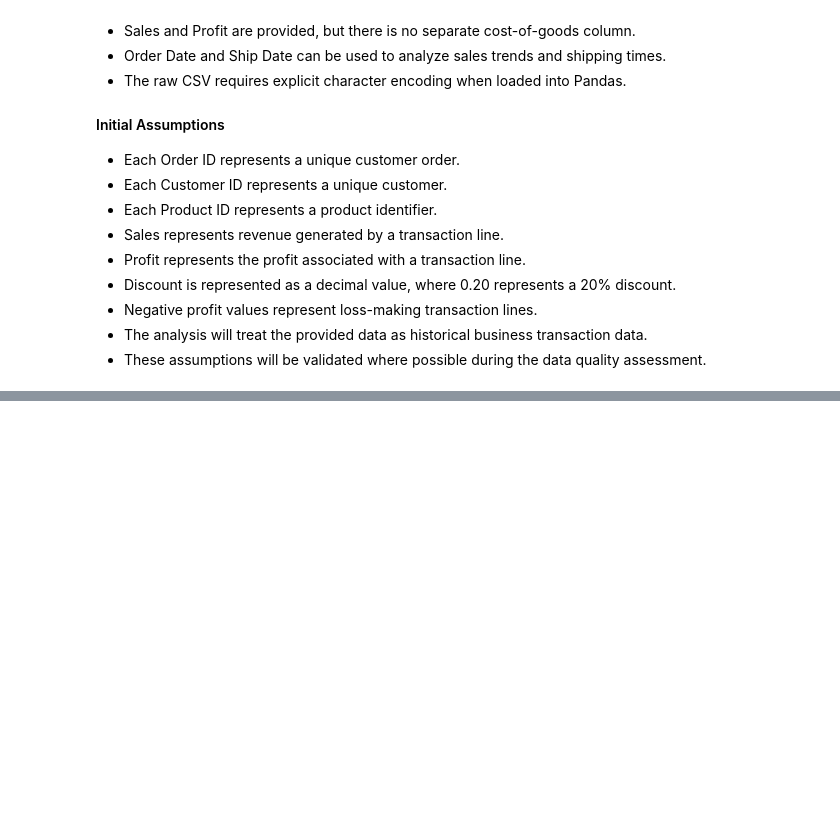
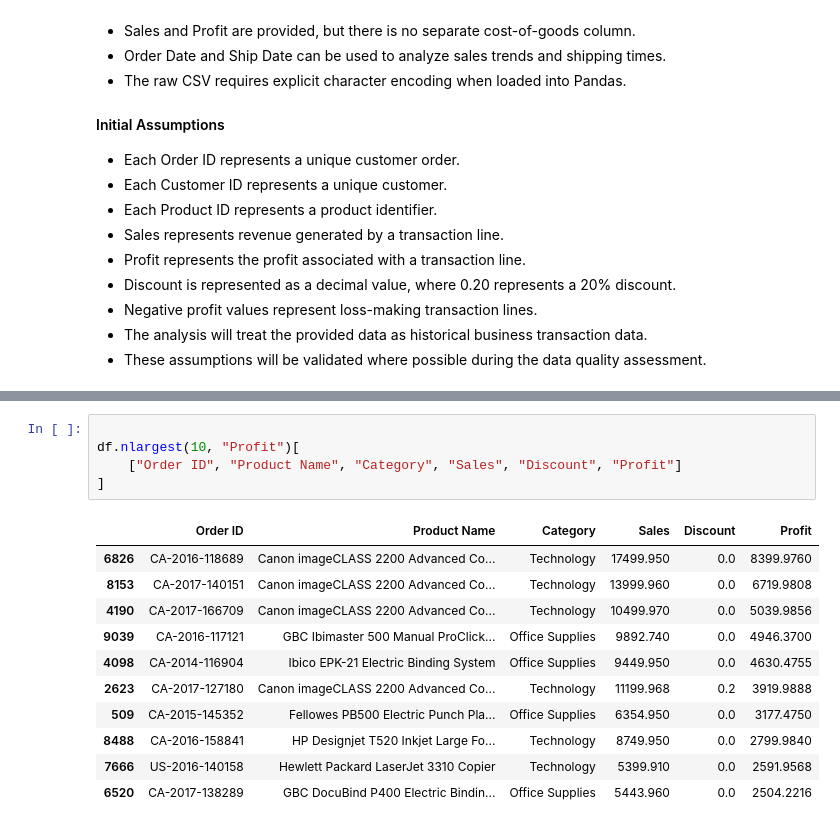
Before and after one commit to sila254/superstore-analysis, a Jupyter notebook: notebooks/superstore_analysis.ipynb, the cells around one changed output, grey strips where cells are left out. Drawn from its saved outputs; the diff is of its cells as text; blank space fills up the shorter version.

```diff
--- a/notebooks/superstore_analysis.ipynb
+++ b/notebooks/superstore_analysis.ipynb
@@ -210,0 +531,17 @@ memory usage: 1.6 MB
+# %%
+
+df.nlargest(10, "Profit")[
+    ["Order ID", "Product Name", "Category", "Sales", "Discount", "Profit"]
+]
+# %% [output]
+|  | Order ID | Product Name | Category | Sales | Discount | Profit |
+| 6826 | CA-2016-118689 | Canon imageCLASS 2200 Advanced Co... | Technology | 17499.950 | 0.0 | 8399.9760 |
+| 8153 | CA-2017-140151 | Canon imageCLASS 2200 Advanced Co... | Technology | 13999.960 | 0.0 | 6719.9808 |
+| 4190 | CA-2017-166709 | Canon imageCLASS 2200 Advanced Co... | Technology | 10499.970 | 0.0 | 5039.9856 |
+| 9039 | CA-2016-117121 | GBC Ibimaster 500 Manual ProClick... | Office Supplies | 9892.740 | 0.0 | 4946.3700 |
+| 4098 | CA-2014-116904 | Ibico EPK-21 Electric Binding System | Office Supplies | 9449.950 | 0.0 | 4630.4755 |
+| 2623 | CA-2017-127180 | Canon imageCLASS 2200 Advanced Co... | Technology | 11199.968 | 0.2 | 3919.9888 |
+| 509 | CA-2015-145352 | Fellowes PB500 Electric Punch Pla... | Office Supplies | 6354.950 | 0.0 | 3177.4750 |
+| 8488 | CA-2016-158841 | HP Designjet T520 Inkjet Large Fo... | Technology | 8749.950 | 0.0 | 2799.9840 |
+| 7666 | US-2016-140158 | Hewlett Packard LaserJet 3310 Copier | Technology | 5399.910 | 0.0 | 2591.9568 |
+| 6520 | CA-2017-138289 | GBC DocuBind P400 Electric Bindin... | Office Supplies | 5443.960 | 0.0 | 2504.2216 |
```
Also changed, not shown: parts of 32 cells of this notebook.
